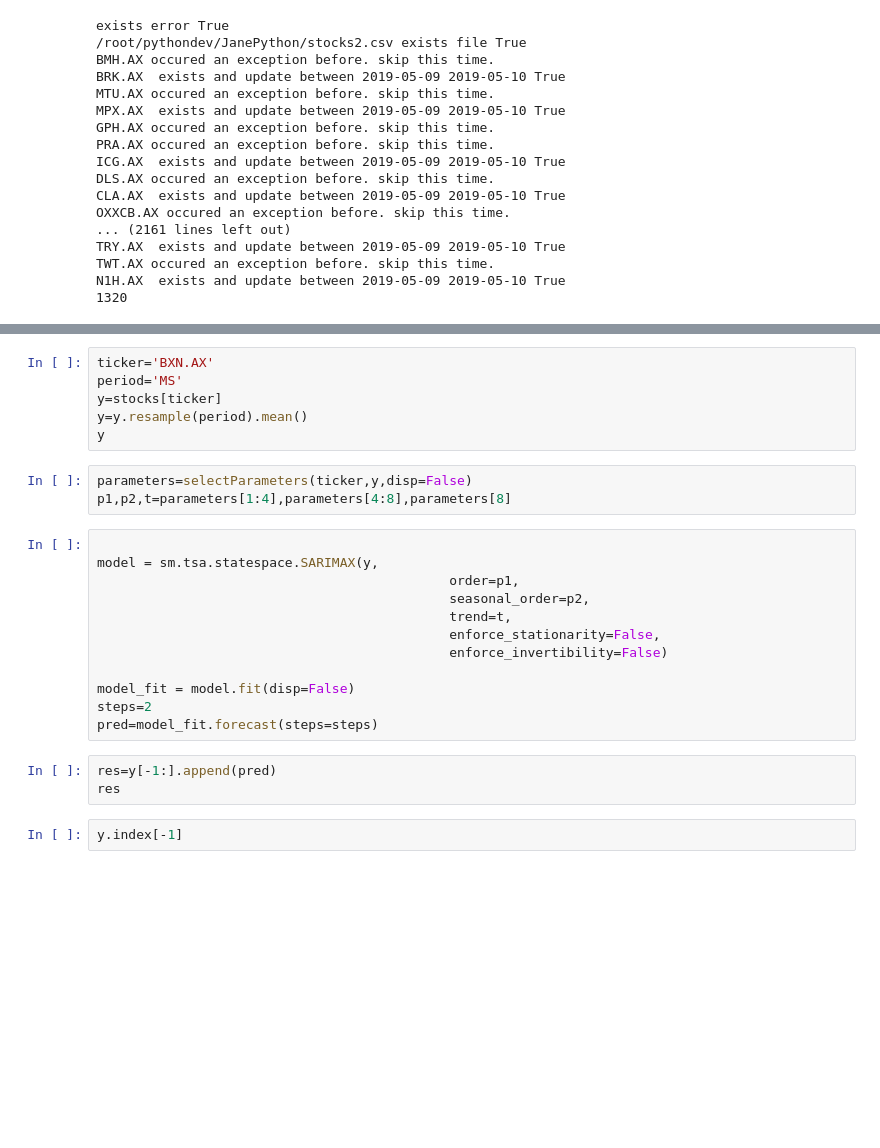
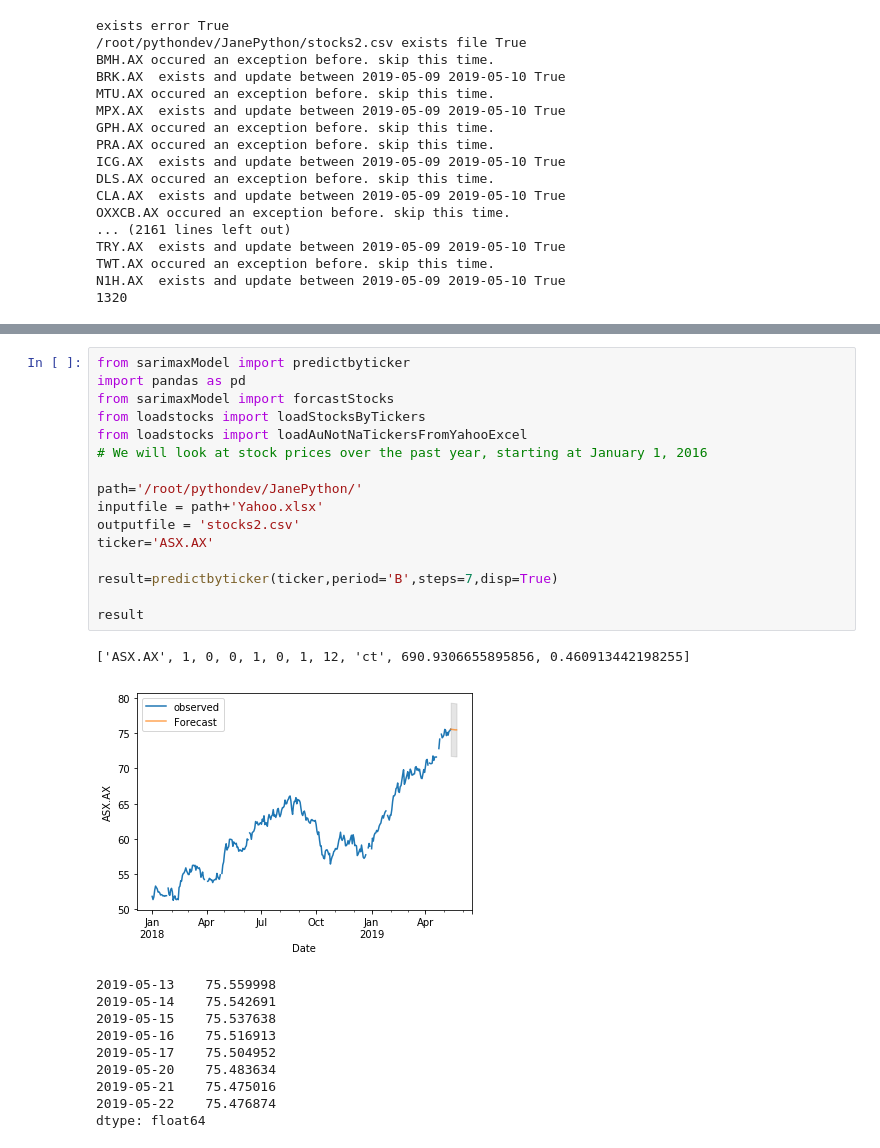
Before and after one commit to pengdannywang/JanePython, a Jupyter notebook: src/stockthread/load_stocks.ipynb, the cells around one changed output, grey strips where cells are left out. Cells and saved outputs as stored; diff of their text form; blank space fills up the shorter version.

```diff
--- a/src/stockthread/load_stocks.ipynb
+++ b/src/stockthread/load_stocks.ipynb
@@ -53,26 +35,28 @@ warnings.filterwarnings('ignore')
-# %%
-ticker='BXN.AX'
-period='MS'
-y=stocks[ticker]
-y=y.resample(period).mean()
-y
-# %%
-parameters=selectParameters(ticker,y,disp=False)
-p1,p2,t=parameters[1:4],parameters[4:8],parameters[8]
-# %%
-
-model = sm.tsa.statespace.SARIMAX(y,
-                                             order=p1,
-                                             seasonal_order=p2,
-                                             trend=t,
-                                             enforce_stationarity=False,
-                                             enforce_invertibility=False)
-
-model_fit = model.fit(disp=False)
-steps=2
-pred=model_fit.forecast(steps=steps)
-# %%
-res=y[-1:].append(pred)
-res
-# %%
-y.index[-1]
+# %%
+from sarimaxModel import predictbyticker
+import pandas as pd
+from sarimaxModel import forcastStocks
+from loadstocks import loadStocksByTickers
+from loadstocks import loadAuNotNaTickersFromYahooExcel
+# We will look at stock prices over the past year, starting at January 1, 2016
+
+path='/root/pythondev/JanePython/'
+inputfile = path+'Yahoo.xlsx'
+outputfile = 'stocks2.csv'
+ticker='ASX.AX'
+
+result=predictbyticker(ticker,period='B',steps=7,disp=True)
+
+result
+# %% [output]
+['ASX.AX', 1, 0, 0, 1, 0, 1, 12, 'ct', 690.9306655895856, 0.460913442198255]
+[figure, added]
+2019-05-13    75.559998
+2019-05-14    75.542691
+2019-05-15    75.537638
+2019-05-16    75.516913
+2019-05-17    75.504952
+2019-05-20    75.483634
+2019-05-21    75.475016
+2019-05-22    75.476874
+dtype: float64
```
Also changed, not shown: parts of 1 cell of this notebook, 4 other files.
